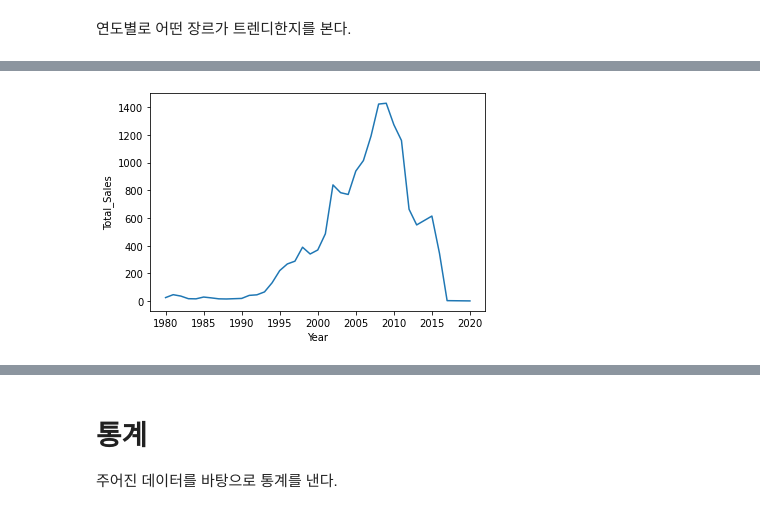
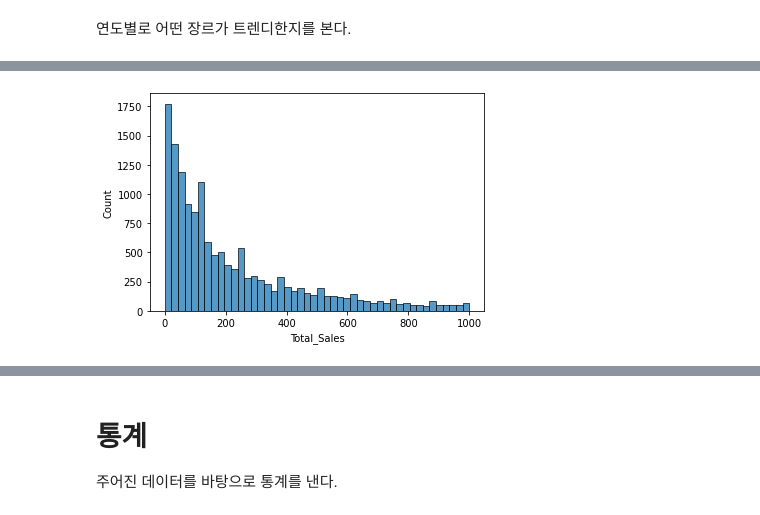
Before and after one commit to e080hsm/Section1_Project, a Jupyter notebook: ai14_n1xx_우성호.ipynb, the cells around one changed output, grey strips where cells are left out. Cells and saved outputs as stored; diff of their text form; code cells hidden in the pictures.

```diff
--- a/ai14_n1xx_우성호.ipynb
+++ b/ai14_n1xx_우성호.ipynb
@@ -23,7 +23,6 @@ Requirement already satisfied: numpy<1.23.0,>=1.16.5 in /usr/local/lib/python3.7
 # %%
 #read Dataset
 df_raw = pd.read_csv('vgames2.csv', index_col=0, na_values=['Unknown', 'Misc'])
-num_df_before = df_raw.shape[0]
 
 #refine Year
 df_raw.loc[df_raw.Year<=22,'Year'] += 2000
@@ -38,6 +37,20 @@ for col in sales_col:
       ele.replace('K', '') if re.match('.*K', ele) else round(float(ele) * 1000, 3)
       ) for ele in df_raw[col]]
 
+#delete useless string in title
+def del_region_sale(df_test:pd.DataFrame):
+  idx = df_test['Name'].str.contains('\(.*Sale|\(.*sale')
+  df_ret = df_test[idx].copy()
+  for i in df_ret.index:
+    name = df_ret.loc[i, 'Name']
+    x = name.find(r'(')
+    if name[x-1] == ' ': x -= 1
+    df_ret.loc[i, 'Name'] = name[:x]
+
+  return df_ret
+
+df_raw.update(del_region_sale(df_raw))
+
 #sort
 df_raw = df_raw.sort_values(['Name', 'Platform']).reset_index(drop= True)
 (df_raw.isna()).sum()
@@ -181,9 +183,7 @@ def clue_year(df_test:pd.DataFrame, df_raw:pd.DataFrame):
 df = df_raw.loc[df_raw.Name.str.contains('\(.*wrong') == False].copy()
 
 #find if it is separated
-df.update(del_region_sale(df))
 df.sort_values(['Name', 'Platform', 'Year', 'Genre', 'Publisher'], inplace = True)
-df_raw.update(df)
 # %%
 #NA control
 df.update(update_dupl_na(df, df_raw,'Year'))
@@ -350,5 +325,5 @@ plt.show();
 # %%
-sns.lineplot(data=df.groupby('Year')['Total_Sales'].count().reset_index(), x= 'Year',y= 'Total_Sales')
+sns.histplot(data=df[df.Total_Sales<=1000], x= 'Total_Sales')
 plt.show()
 # %% [output]
-[figure, old version]
+[figure, new version]
```
Also changed, not shown: parts of 19 cells of this notebook.
